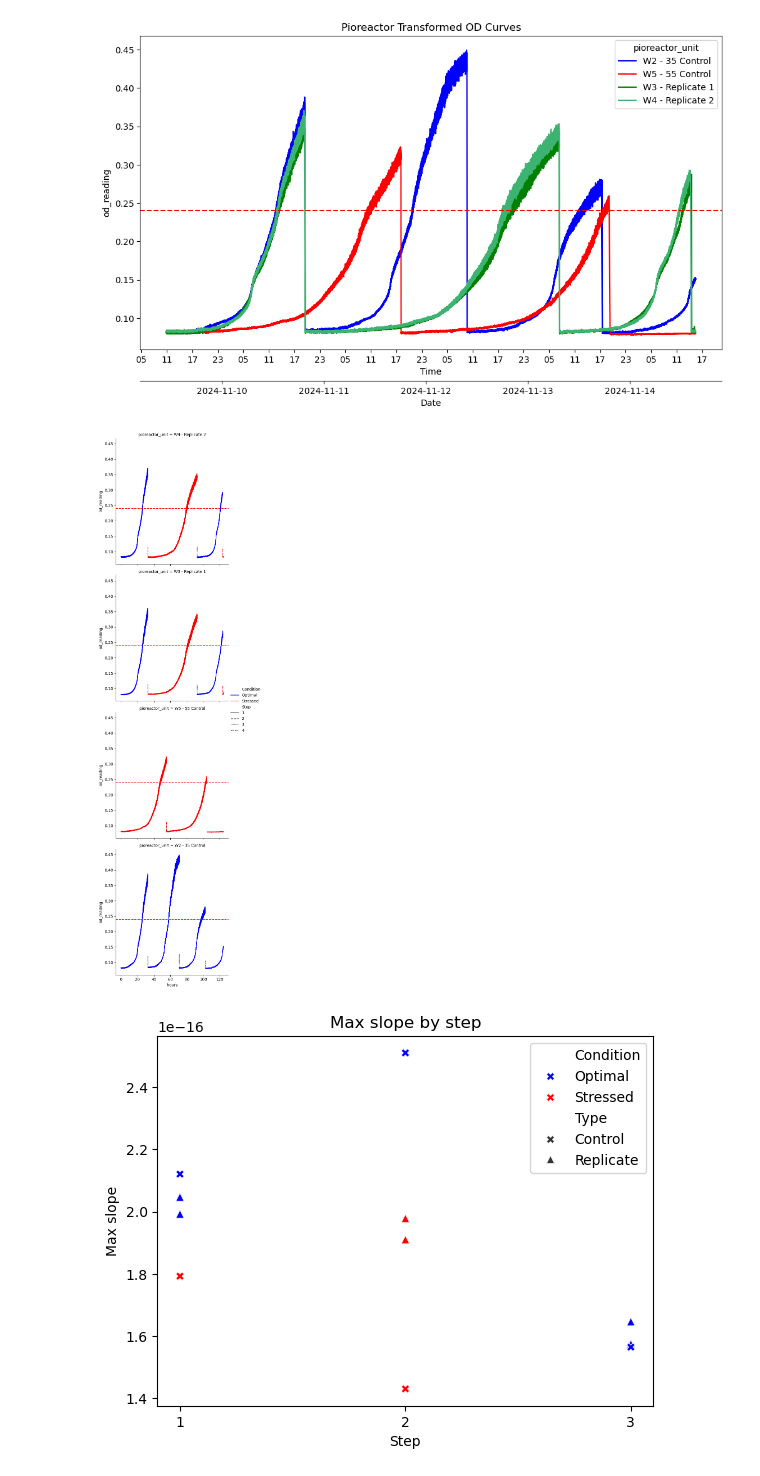
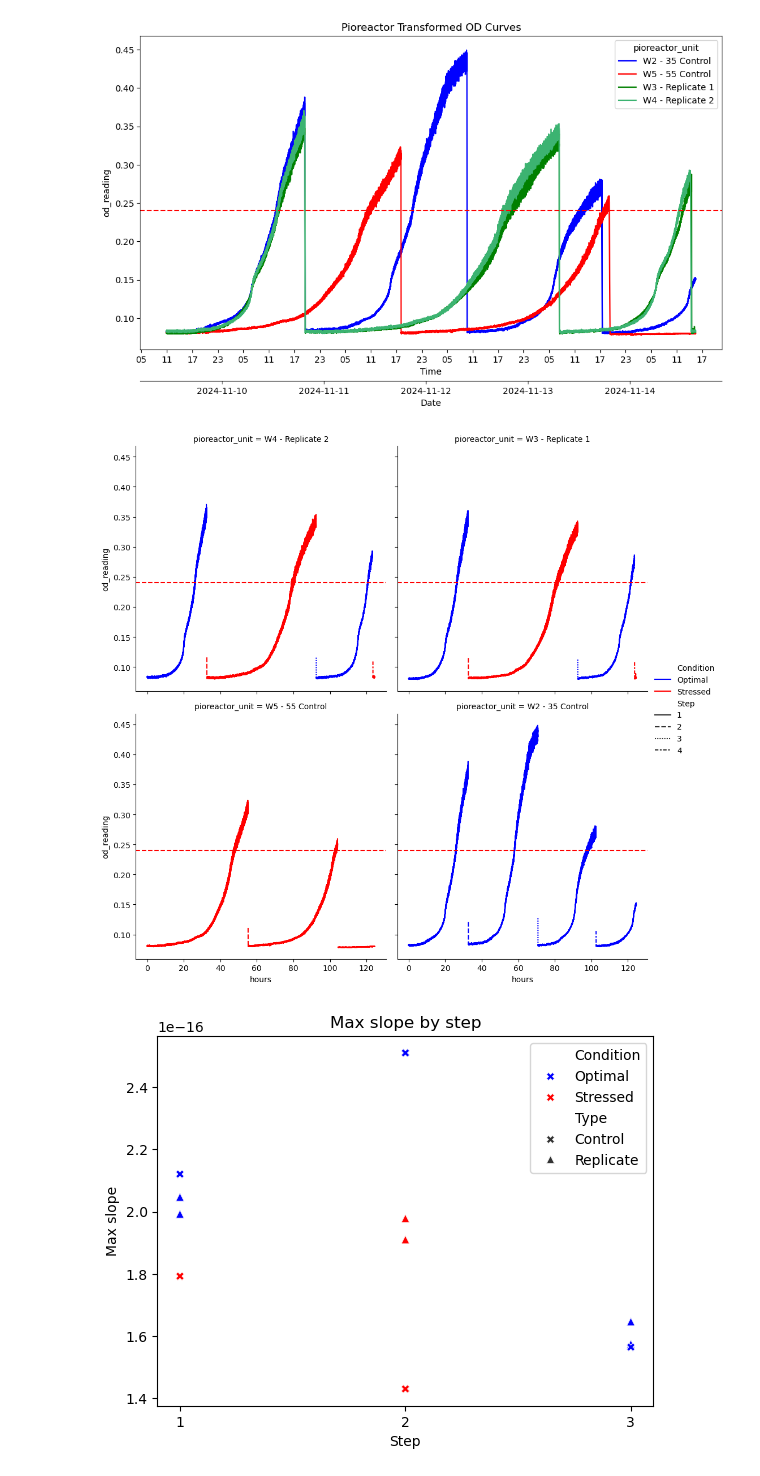
Before and after one commit to JacksonPageroth/pio-bacterial-memory, a Jupyter notebook: pio_subculture.ipynb, the cells around one changed output. Drawn from its saved outputs; the diff is of its cells as text; code cells hidden in the pictures.

```diff
--- a/pio_subculture.ipynb
+++ b/pio_subculture.ipynb
@@ -96,30 +96,30 @@ plt.show()
 # %%
 # Condition for incrementing 'step'
 step_cond = (pl.col("od_reading").shift(1) > threshold_od) & (pl.col("od_reading") < blank_threshold_od)
 
 # Use cumulative sum over the 'step_condition' to increment each time it's True
 df = df.with_columns(pl.when(step_cond).then(1).otherwise(0).cum_sum().add(1).over(pl.col("pioreactor_unit")).alias("Step"))
 
 # Add condition to the df
 df = df.with_columns(pl.when((pl.col("Step") % 2 == 1) & (pl.col("pioreactor_unit").is_in(replicates)))
                      .then(pl.lit("Optimal"))
                      .otherwise(pl.when((pl.col("Step") % 2 == 0) & (pl.col("pioreactor_unit").is_in(replicates)))
                                 .then(pl.lit("Stressed"))
                                 .otherwise(pl.when(pl.col("pioreactor_unit").is_in(stressed_controls))
                                            .then(pl.lit("Stressed"))
                                            .otherwise(pl.when(pl.col("pioreactor_unit").is_in(optimal_controls))
                                                       .then(pl.lit("Optimal")))))
                      .alias("Condition"))
 
 # Plotting the growth curves using the new 'Transformed OD' column
-g = sns.relplot(x="hours", y="od_reading", hue="Condition", style="Step", row="pioreactor_unit",
+g = sns.relplot(x="hours", y="od_reading", hue="Condition", style="Step", col="pioreactor_unit", col_wrap=2,
              markersize=8, sizes=(1, 8), data=df.to_pandas(), kind="line", hue_order=["Optimal", "Stressed"], palette=["blue", "red"])
 
 for ax in g.axes.flatten():
     ax.axhline(y=threshold_od, color='r', linestyle='--')
 plt.show()
 # %% [output]
-[figure, old version]
+[figure, new version]
 # %%
 pioreactors = df.get_column("pioreactor_unit").unique()
 
```
